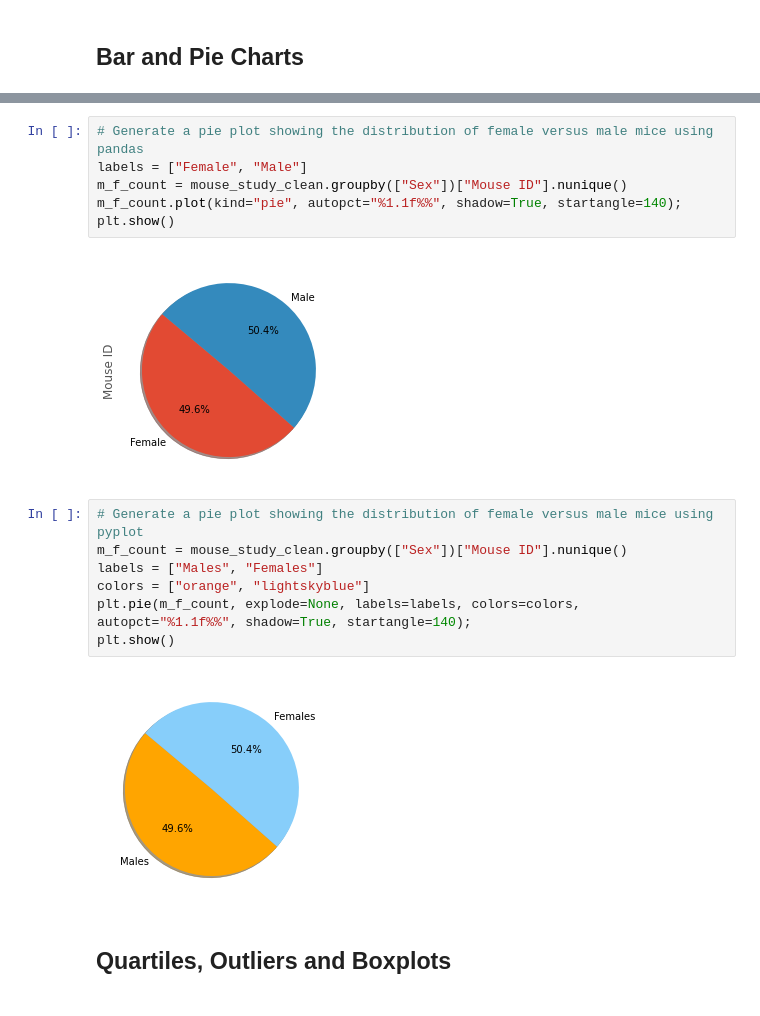
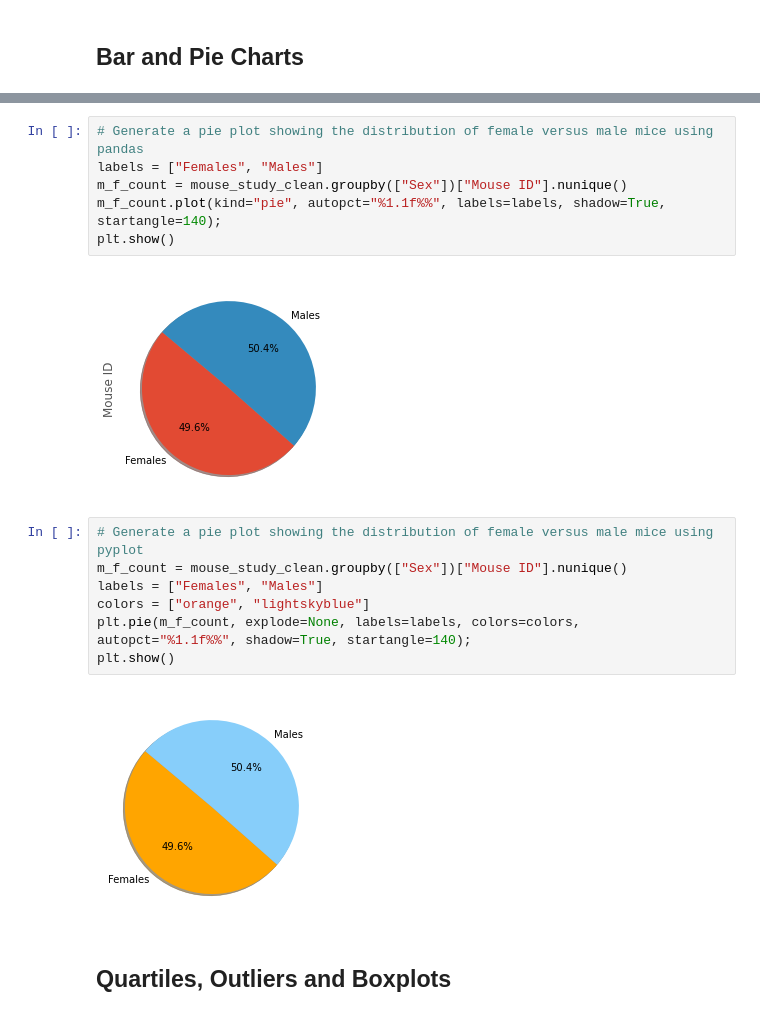
Before and after one commit to DMVance/matplotlib-challenge, a Jupyter notebook: Instructions/Pymaceuticals/pymaceuticals.ipynb, the cells around one changed output, grey strips where cells are left out. Saved outputs shown, nothing was run; the diff lists cells and outputs as text.

```diff
--- a/Instructions/Pymaceuticals/pymaceuticals.ipynb
+++ b/Instructions/Pymaceuticals/pymaceuticals.ipynb
@@ -169,21 +177,21 @@ plt.show()
 # %%
 # Generate a pie plot showing the distribution of female versus male mice using pandas
-labels = ["Female", "Male"]
+labels = ["Females", "Males"]
 m_f_count = mouse_study_clean.groupby(["Sex"])["Mouse ID"].nunique()
-m_f_count.plot(kind="pie", autopct="%1.1f%%", shadow=True, startangle=140);
+m_f_count.plot(kind="pie", autopct="%1.1f%%", labels=labels, shadow=True, startangle=140);
 plt.show()
 # %% [output]
-[figure, old version]
+[figure, new version]
 # %%
 # Generate a pie plot showing the distribution of female versus male mice using pyplot
 m_f_count = mouse_study_clean.groupby(["Sex"])["Mouse ID"].nunique()
-labels = ["Males", "Females"]
+labels = ["Females", "Males"]
 colors = ["orange", "lightskyblue"]
 plt.pie(m_f_count, explode=None, labels=labels, colors=colors,
 autopct="%1.1f%%", shadow=True, startangle=140);
 plt.show()
 # %% [output]
-[figure, old version]
+[figure, new version]
 # %% [markdown]
 ## Quartiles, Outliers and Boxplots
 # %%
```
Also changed, not shown: parts of 3 cells of this notebook.
